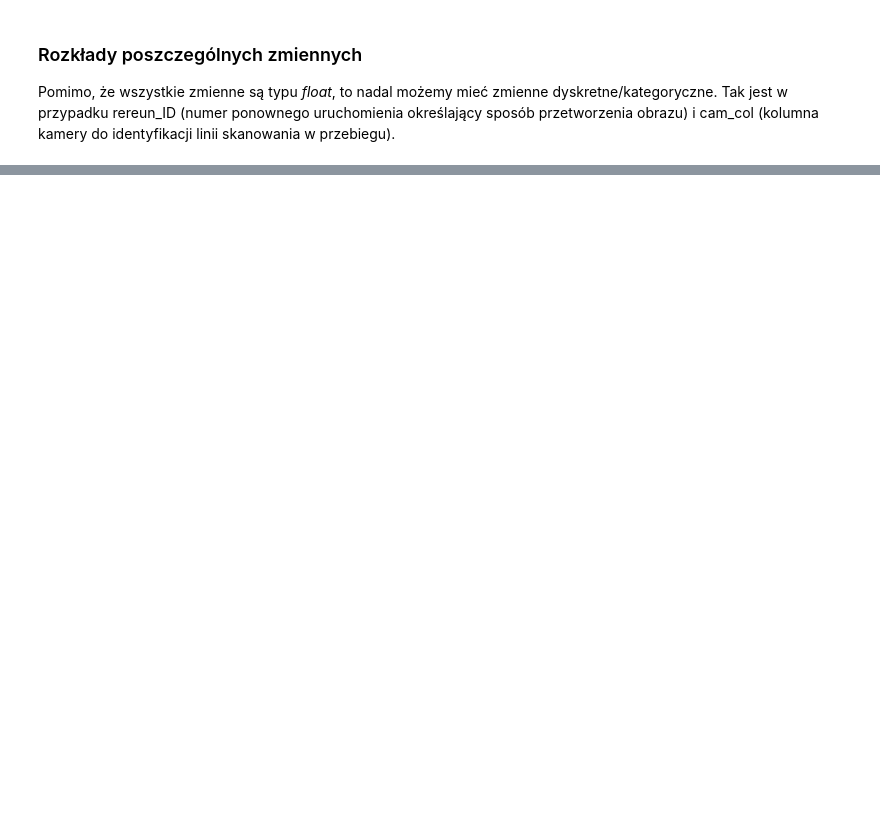
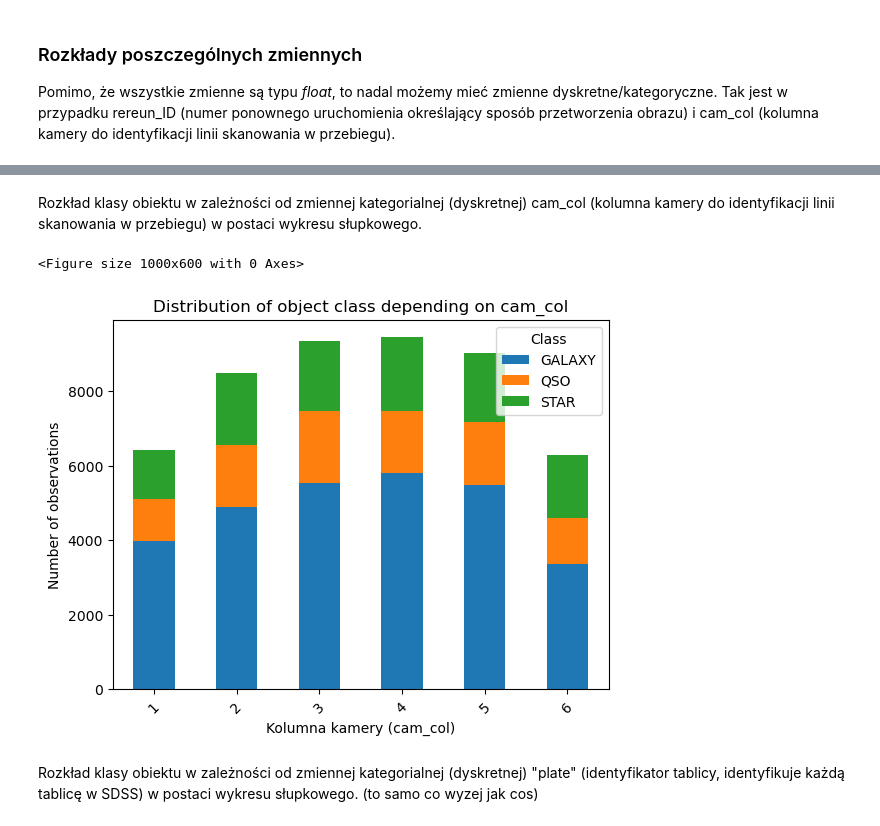
Before and after one commit to GasparSekula/StellarClassificationML, a Jupyter notebook: budowa_krok_1_4.ipynb, the cells around one changed output, grey strips where cells are left out. Saved outputs shown, nothing was run; the diff lists cells and outputs as text; code cells hidden in the pictures; blank space fills up the shorter version.

```diff
--- a/budowa_krok_1_4.ipynb
+++ b/budowa_krok_1_4.ipynb
@@ -128,0 +161,16 @@ plt.show()
+# %% [markdown]
+Rozkład klasy obiektu w zależności od zmiennej kategorialnej (dyskretnej) cam_col (kolumna kamery do identyfikacji linii skanowania w przebiegu) w postaci wykresu słupkowego.
+# %%
+plt.figure(figsize = (10, 6))
+train_df.groupby(["cam_col", "class"]).size().unstack().plot(kind = "bar", stacked = True)
+plt.title("Distribution of object class depending on cam_col")
+plt.xlabel("Kolumna kamery (cam_col)")
+plt.ylabel("Number of observations")
+plt.legend(title = "Class")
+plt.xticks(rotation = 45)
+plt.show()
+# %% [output]
+<Figure size 1000x600 with 0 Axes>
+[figure, added]
+# %% [markdown]
+Rozkład klasy obiektu w zależności od zmiennej kategorialnej (dyskretnej) "plate" (identyfikator tablicy, identyfikuje każdą tablicę w SDSS) w postaci wykresu słupkowego. (to samo co wyzej jak cos)
```
Also changed, not shown: parts of 10 cells of this notebook.
